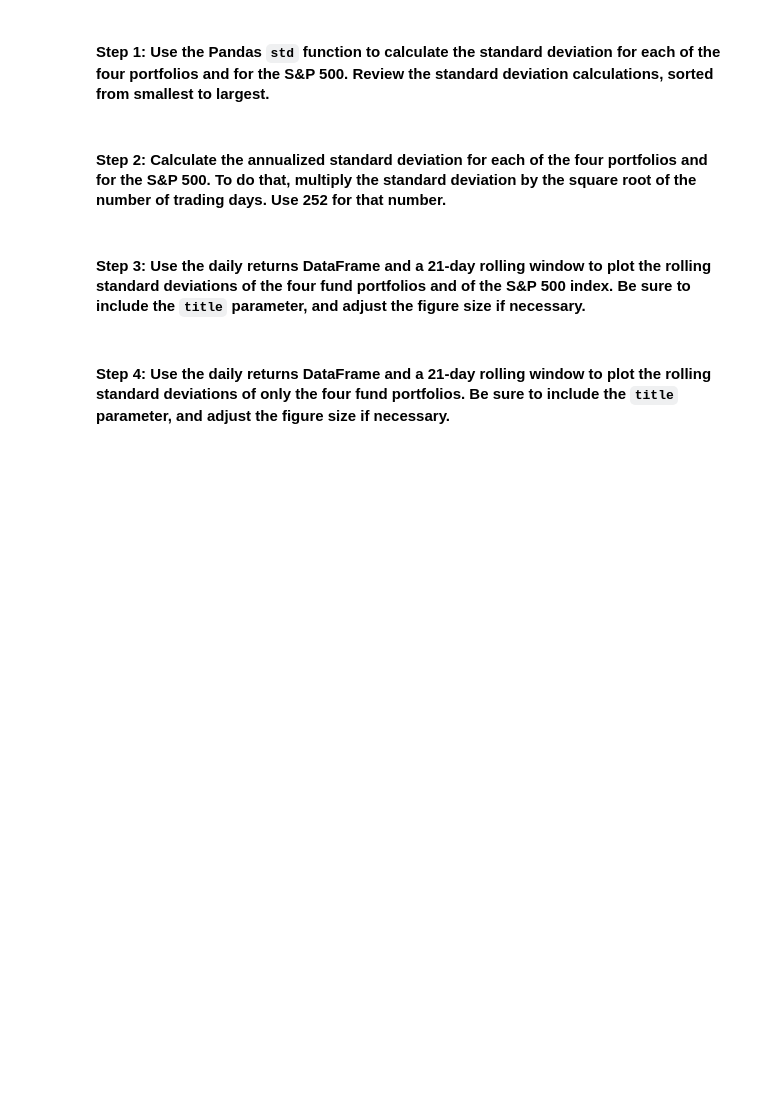
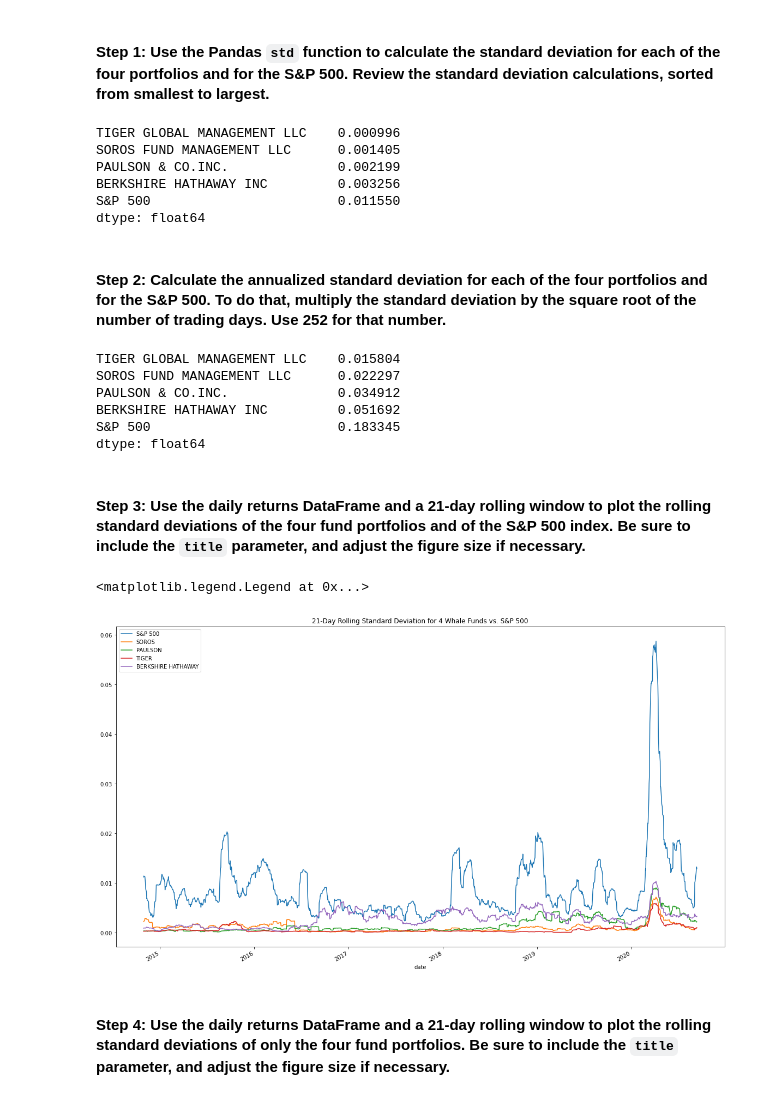
Before and after one commit to jasonbucks/Module_4, a Jupyter notebook: risk_return_analysis.ipynb, the cells around one changed output. Cells and saved outputs as stored; diff of their text form; code cells hidden in the pictures; blank space fills up the shorter version.

```diff
--- a/risk_return_analysis.ipynb
+++ b/risk_return_analysis.ipynb
@@ -247,12 +247,28 @@ Evaluate the risk profile of each portfolio by using the standard deviation and
 # %%
 # Calculate and sort the standard deviation for all 4 portfolios and the S&P 500
 # Review the standard deviations sorted smallest to largest
-# YOUR CODE HERE
+daily_returns_df.std().sort_values()
+# %% [output]
+TIGER GLOBAL MANAGEMENT LLC    0.000996
+SOROS FUND MANAGEMENT LLC      0.001405
+PAULSON & CO.INC.              0.002199
+BERKSHIRE HATHAWAY INC         0.003256
+S&P 500                        0.011550
+dtype: float64
 # %% [markdown]
 #### Step 2: Calculate the annualized standard deviation for each of the four portfolios and for the S&P 500. To do that, multiply the standard deviation by the square root of the number of trading days. Use 252 for that number.
 # %%
 # Calculate and sort the annualized standard deviation (252 trading days) of the 4 portfolios and the S&P 500
 # Review the annual standard deviations smallest to largest
-# YOUR CODE HERE
+annual_trading_days = 252
+annual_standard_deviation = daily_returns_df.std() * (annual_trading_days ** (1/2))
+annual_standard_deviation.sort_values()
+# %% [output]
+TIGER GLOBAL MANAGEMENT LLC    0.015804
+SOROS FUND MANAGEMENT LLC      0.022297
+PAULSON & CO.INC.              0.034912
+BERKSHIRE HATHAWAY INC         0.051692
+S&P 500                        0.183345
+dtype: float64
 # %% [markdown]
 #### Step 3: Use the daily returns DataFrame and a 21-day rolling window to plot the rolling standard deviations of the four fund portfolios and of the S&P 500 index. Be sure to include the `title` parameter, and adjust the figure size if necessary.
@@ -264,3 +275,17 @@ Evaluate the risk profile of each portfolio by using the standard deviation and
+# %%
+# Using the daily returns DataFrame and a 21-day rolling window,
+# plot the rolling standard deviation of the 4 portfolios and the S&P 500
+# Include a title parameter and adjust the figure size
+ax = daily_returns_df['S&P 500'].rolling(window=21).std().plot(
+    figsize=(20, 12), title="21-Day Rolling Standard Deviation for 4 Whale Funds vs. S&P 500")
+daily_returns_df['SOROS FUND MANAGEMENT LLC'].rolling(window=21).std().plot(ax=ax)
+daily_returns_df['PAULSON & CO.INC.'].rolling(window=21).std().plot(ax=ax)
+daily_returns_df['TIGER GLOBAL MANAGEMENT LLC'].rolling(window=21).std().plot(ax=ax)
+daily_returns_df['BERKSHIRE HATHAWAY INC'].rolling(window=21).std().plot(ax=ax)
+ax.legend(['S&P 500', 'SOROS', 'PAULSON', 'TIGER', 'BERKSHIRE HATHAWAY'])
+# %% [output]
+<matplotlib.legend.Legend at 0x...>
+[figure, added]
 # %% [markdown]
 #### Step 4: Use the daily returns DataFrame and a 21-day rolling window to plot the rolling standard deviations of only the four fund portfolios. Be sure to include the `title` parameter, and adjust the figure size if necessary.
 # %%
```
Also changed, not shown: parts of 5 cells of this notebook, 1 other file.
